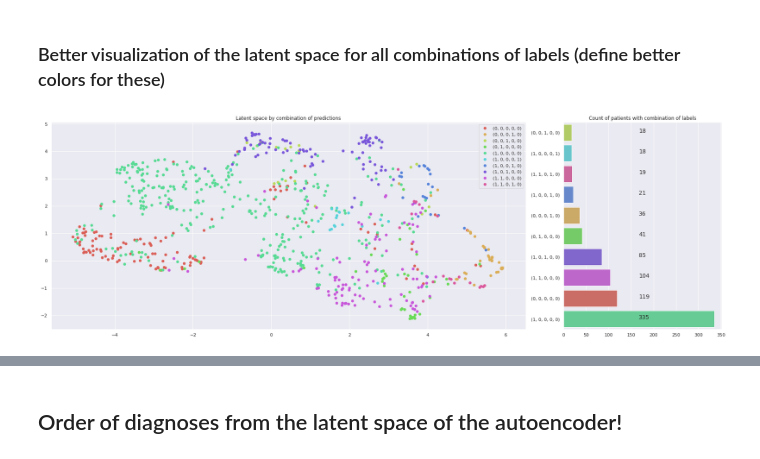
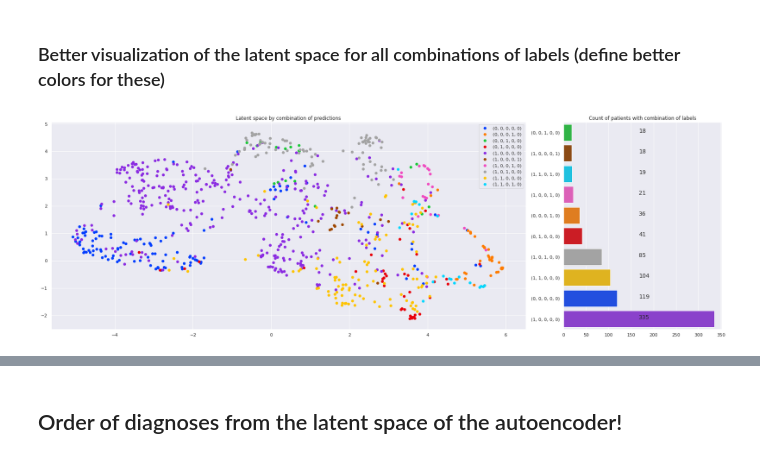
Before and after one commit to sanagno/psychiatry-mri-eeg, a Jupyter notebook: combined_features.ipynb, the cells around one changed output, grey strips where cells are left out. Cells and saved outputs as stored; diff of their text form; code cells hidden in the pictures.

```diff
--- a/combined_features.ipynb
+++ b/combined_features.ipynb
@@ -507,6 +507,43 @@ plt.tight_layout()
 plt.show()
 # %% [output]
 [figure]
+# %%
+from matplotlib import animation
+from matplotlib import rc
+from IPython.core.display import HTML
+rc('animation', html='jshtml')
+
+fig = plt.figure(figsize=(15, 8))
+ax = plt.axes(xlim=(np.min(embedding[:, 0]) * 1.1, np.max(embedding[:, 0]) * 1.1),
+              ylim=(np.min(embedding[:, 1]) * 1.1, np.max(embedding[:, 1]) * 1.1))
+
+scatter = ax.scatter(embedding[:, 0], embedding[:, 1])
+title = ax.text(0.5,1.05,"Original data", size=plt.rcParams["axes.titlesize"],
+                ha="center", transform=ax.transAxes, )
+
+
+blue = sns.color_palette("Blues")[-2]
+green = sns.color_palette("Greens")[-2]
+
+def update(frame_number):
+
+    disorder_index = frame_number
+
+    if disorder_index == len(most_common_disorders):
+        no_disease = np.zeros(embedding.shape[0])
+        no_disease[np.where(np.sum(train_classes, axis=1) == 0)[0]] = 1
+        scatter.set_sizes([60 if x == 1 else 20 for x in no_disease])
+        scatter.set_color([green if x == 1 else blue for x in no_disease])
+        title.set_text('No disorder')
+    else:
+        scatter.set_sizes([60 if x == 1 else 20 for x in train_classes[:, disorder_index]])
+        scatter.set_color([green if x == 1 else blue for x in train_classes[:, disorder_index]])
+        title.set_text('Disorder: {}'.format(most_common_disorders[disorder_index]))
+    return scatter,
+
+anim = animation.FuncAnimation(fig, update, interval=2000, frames=list(range(len(most_common_disorders) + 1)))
+plt.close(fig)
+HTML(anim.to_html5_video())
 # %%
 sns.set(style="darkgrid")
 iris = sns.load_dataset("iris")
@@ -583,33 +620,33 @@ per_category_counts = np.sum(indices, axis=0)
 
 # keep only combination of labels with at least this many patients
 thres = 10
 ind = np.where(per_category_counts > thres)[0]
 combos = np.array(combos)[ind]
 indices = indices[:, ind]
 # recompute per category counts
 
 fig, ax = plt.subplots(nrows=1, ncols=2, figsize=(24, 8), gridspec_kw={'width_ratios': [3, 1]})
 
 for i in range(len(combos)):
     indx = np.where(indices[:, i] == 1)[0]
     ax[0].scatter(embedding[indx, 0], embedding[indx, 1],
-                c=[sns.color_palette("hls", len(combos))[i] for _ in range(len(indx))], label=combos[i])
+                c=[sns.color_palette("bright", len(combos))[i] for _ in range(len(indx))], label=combos[i])
 
 ax[0].legend()
 ax[0].set_title('Latent space by combination of predictions')
 
 args = np.argsort(per_category_counts[ind])
 sorted_values = np.sort(per_category_counts[ind])
 ax[1] = sns.barplot(x=sorted_values, y=np.array(combos)[args],
-                    palette=np.array(sns.color_palette("hls", len(combos)))[args])
+                    palette=np.array(sns.color_palette("bright", len(combos)))[args])
 
 mean_val = np.max(sorted_values) / 2
 for i in range(len(ind)):
     ax[1].text(mean_val, i, int(sorted_values[i]), fontsize=14)
 
 ax[1].set_title('Count of patients with combination of labels')
 
 plt.tight_layout()
 plt.show()
 # %% [output]
-[figure, old version]
+[figure, new version]
```
Also changed, not shown: parts of 1 cell of this notebook.
